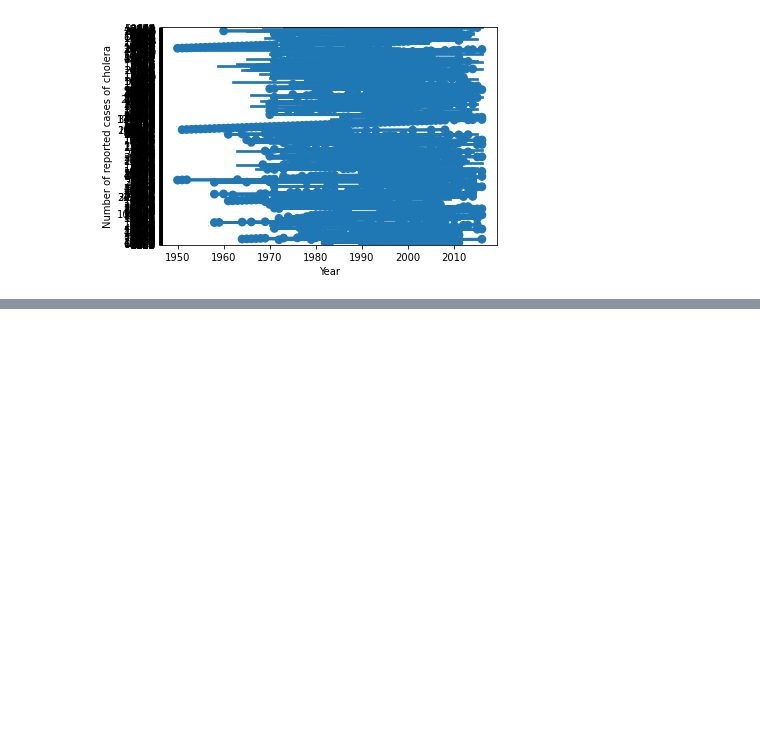
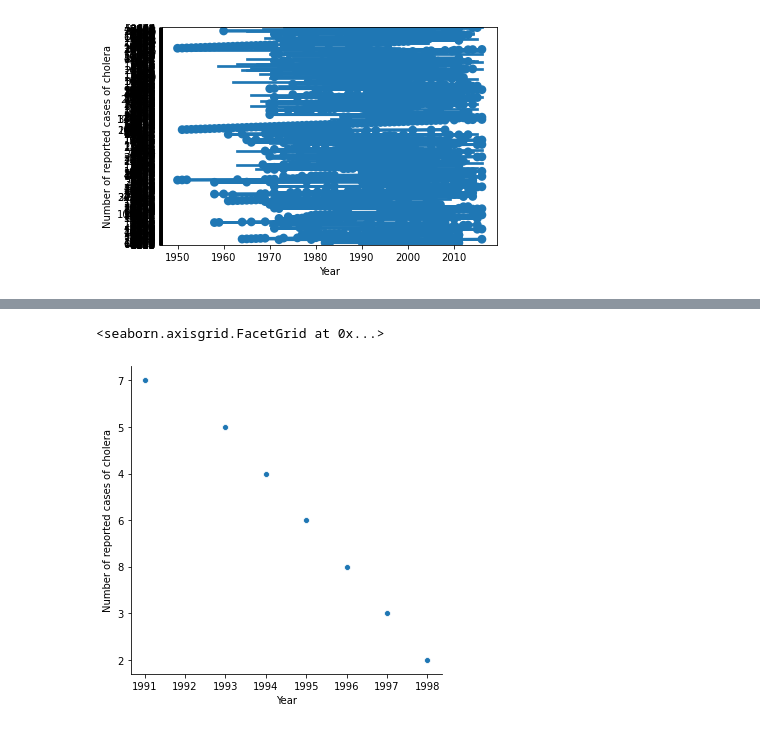
Before and after one commit to Balgaros/Python, a Jupyter notebook: Evaluation_Yvan_Capron.ipynb, the cells around one changed output, grey strips where cells are left out. Cells and saved outputs as stored; diff of their text form; code cells hidden in the pictures; blank space fills up the shorter version.

```diff
--- a/Evaluation_Yvan_Capron.ipynb
+++ b/Evaluation_Yvan_Capron.ipynb
@@ -160,0 +173,4 @@ filtre2.head()
+# %%
+"nombre de cas entre 1990 et 2000 en france"
+filtre4 = df.query('(Year > 1990) & (Year < 2000) & (Country=="France")')
+filtre4.head()
@@ -160,0 +184,5 @@ filtre2.head()
+# %%
+sns.relplot(x="Year", y="Number of reported cases of cholera",data=filtre4)
+# %% [output]
+<seaborn.axisgrid.FacetGrid at 0x...>
+[figure, added]
```
Also changed, not shown: parts of 7 cells of this notebook.
